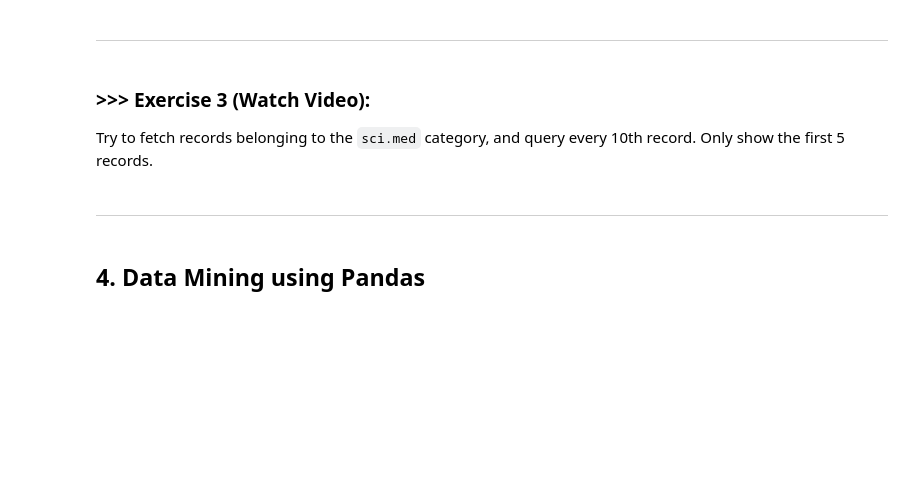
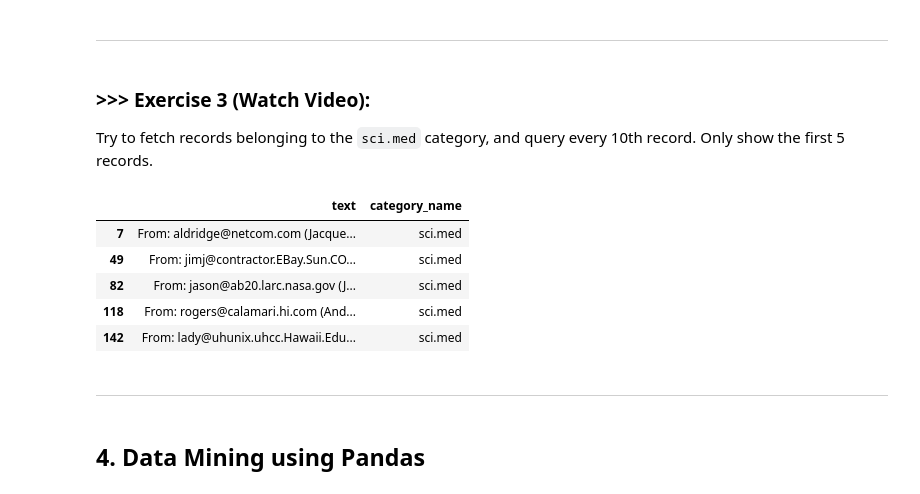
Before and after one commit to brandonlin991118/DM2025-Lab1-Exercise, a Jupyter notebook: DM2025-Lab1-Master.ipynb, the cells around one changed output. Saved outputs shown, nothing was run; the diff lists cells and outputs as text; code cells hidden in the pictures; blank space fills up the shorter version.

```diff
--- a/DM2025-Lab1-Master.ipynb
+++ b/DM2025-Lab1-Master.ipynb
@@ -406,3 +487,16 @@
+# %%
+# Answer here
+# --- EXERCISE 3 ANSWER ---
+subset = X.query("category_name == 'sci.med'")[["text", "category_name"]]
+result = subset.iloc[::10].head(5)   # every 10th, then first 5
+display(result)
+# %% [output]
+|  | text | category_name |
+| 7 | From: aldridge@netcom.com (Jacque... | sci.med |
+| 49 | From: jimj@contractor.EBay.Sun.CO... | sci.med |
+| 82 | From: jason@ab20.larc.nasa.gov (J... | sci.med |
+| 118 | From: rogers@calamari.hi.com (And... | sci.med |
+| 142 | From: lady@uhunix.uhcc.Hawaii.Edu... | sci.med |
 # %% [markdown]
 ---
 # %% [markdown]
```
Also changed, not shown: parts of 5 cells of this notebook, 1 other file.
